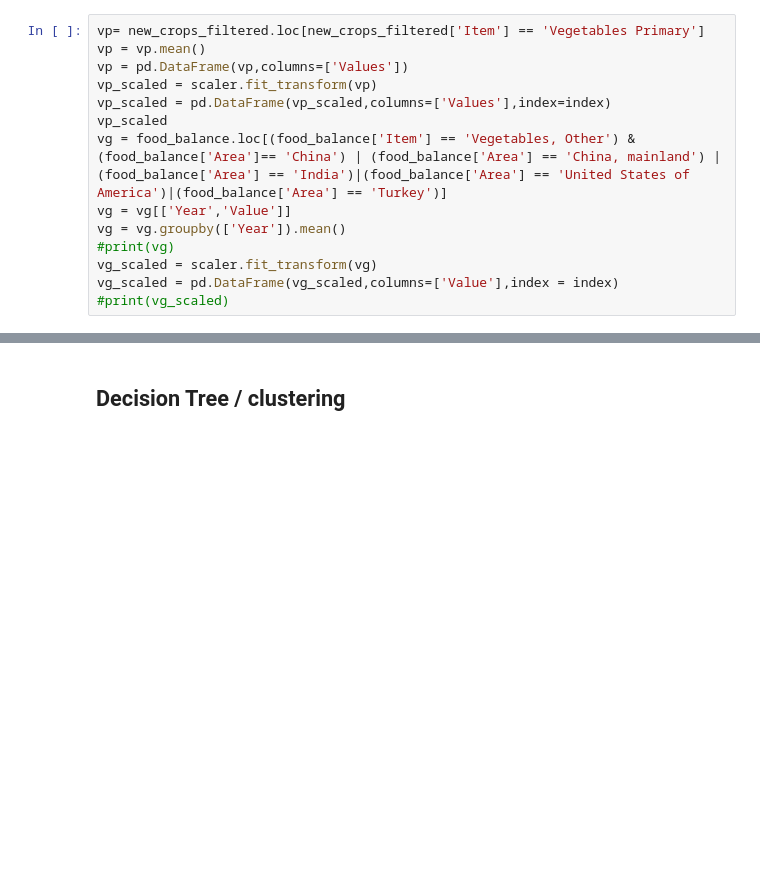
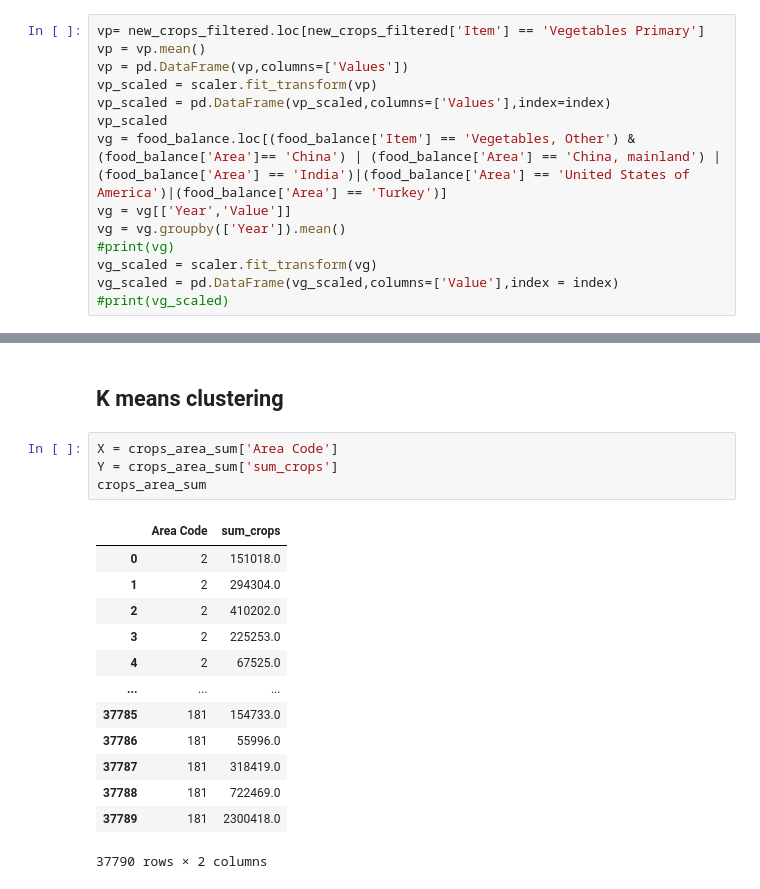
Before and after one commit to minxuan1509/IDS-FAO-Analysis, a Jupyter notebook: IDS FAO.ipynb, the cells around one changed output, grey strips where cells are left out. Drawn from its saved outputs; the diff is of its cells as text; blank space fills up the shorter version.

```diff
--- a/IDS FAO.ipynb
+++ b/IDS FAO.ipynb
@@ -713,2 +716,20 @@ plt.plot(whp_scaled)
 # %% [markdown]
-## Decision Tree / clustering
+## K means clustering
+# %%
+X = crops_area_sum['Area Code']
+Y = crops_area_sum['sum_crops']
+crops_area_sum
+# %% [output]
+|  | Area Code | sum_crops |
+| 0 | 2 | 151018.0 |
+| 1 | 2 | 294304.0 |
+| 2 | 2 | 410202.0 |
+| 3 | 2 | 225253.0 |
+| 4 | 2 | 67525.0 |
+| ... | ... | ... |
+| 37785 | 181 | 154733.0 |
+| 37786 | 181 | 55996.0 |
+| 37787 | 181 | 318419.0 |
+| 37788 | 181 | 722469.0 |
+| 37789 | 181 | 2300418.0 |
+37790 rows × 2 columns
```
Also changed, not shown: parts of 9 cells of this notebook.
